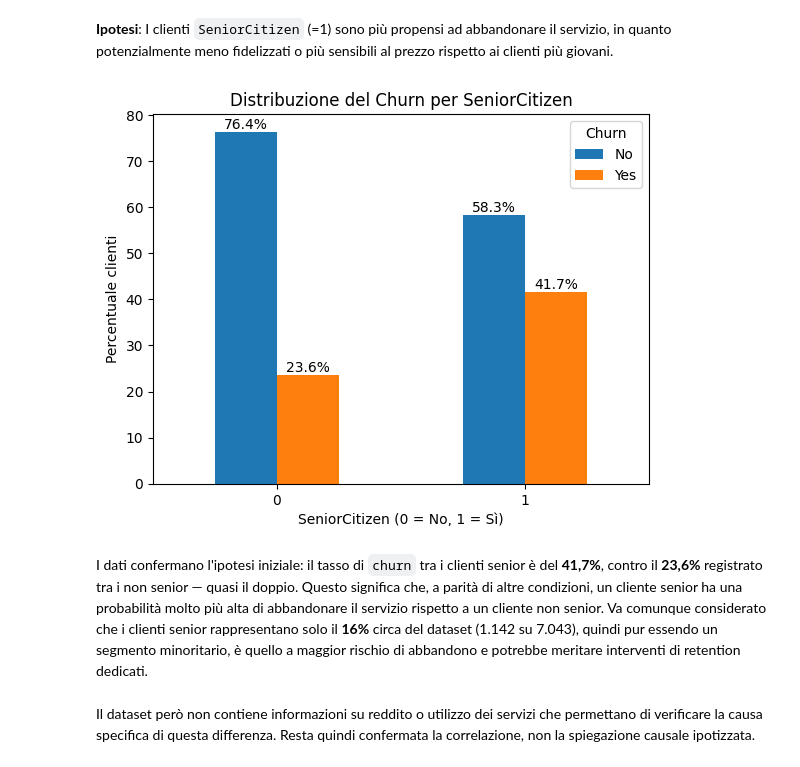
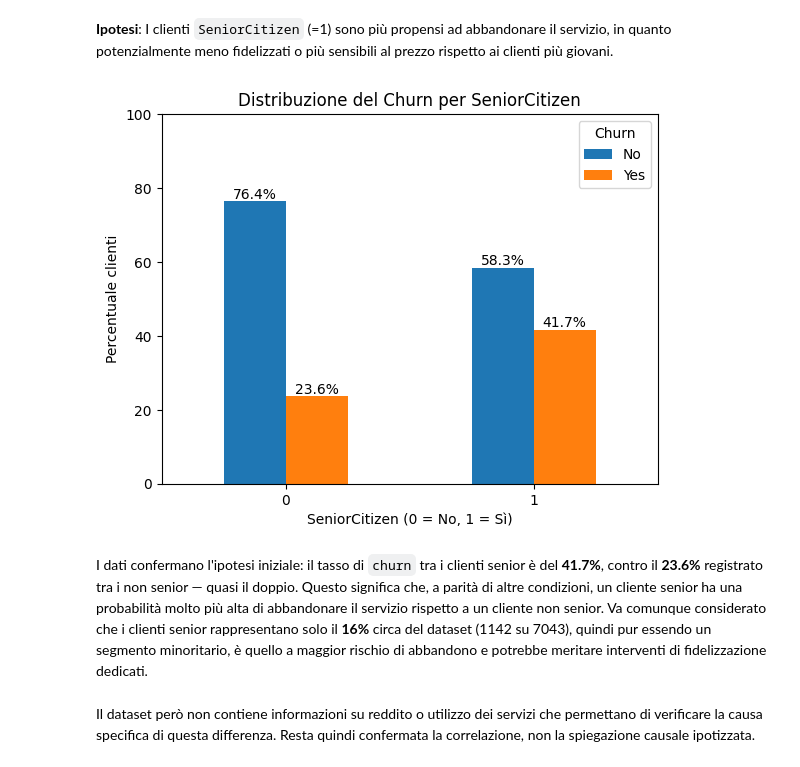
Before and after one commit to aurorap1/Progetto-Data-Science-Gruppo-8-, a Jupyter notebook: Notebook/ProgettoDataScienceGruppo_8.ipynb, the cells around one changed output. Cells and saved outputs as stored; diff of their text form; code cells hidden in the pictures.

```diff
--- a/Notebook/ProgettoDataScienceGruppo_8.ipynb
+++ b/Notebook/ProgettoDataScienceGruppo_8.ipynb
@@ -706,17 +733,19 @@ La heatmap conferma l'ipotesi e mostra la ridondanza già notata nella fase di d
 # %%
 ct = pd.crosstab(df['SeniorCitizen'], df['Churn'], normalize='index') * 100
 ax = ct.plot(kind='bar')
 plt.title('Distribuzione del Churn per SeniorCitizen')
 plt.xlabel('SeniorCitizen (0 = No, 1 = Sì)')
 plt.ylabel('Percentuale clienti')
 plt.xticks(rotation=0)
+plt.ylim(0, 100)
 for container in ax.containers:
     ax.bar_label(container, fmt='%.1f%%')
+plt.savefig('churn_per_senior.png', dpi=150, bbox_inches='tight', facecolor='white')
 plt.show()
 # %% [output]
-[figure, old version]
+[figure, new version]
 # %% [markdown]
-I dati confermano l'ipotesi iniziale: il tasso di `churn` tra i clienti senior è del **41,7%**, contro il **23,6%** registrato tra i non senior — quasi il doppio. Questo significa che, a parità di altre condizioni, un cliente senior ha una probabilità molto più alta di abbandonare il servizio rispetto a un cliente non senior. Va comunque considerato che i clienti senior rappresentano solo il **16%**  circa del dataset (1.142 su 7.043), quindi pur essendo un segmento minoritario, è quello a maggior rischio di abbandono e potrebbe meritare interventi di retention dedicati.
+I dati confermano l'ipotesi iniziale: il tasso di `churn` tra i clienti senior è del **41.7%**, contro il **23.6%** registrato tra i non senior — quasi il doppio. Questo significa che, a parità di altre condizioni, un cliente senior ha una probabilità molto più alta di abbandonare il servizio rispetto a un cliente non senior. Va comunque considerato che i clienti senior rappresentano solo il **16%**  circa del dataset (1142 su 7043), quindi pur essendo un segmento minoritario, è quello a maggior rischio di abbandono e potrebbe meritare interventi di fidelizzazione dedicati.
 # %% [markdown]
 Il dataset però non contiene informazioni su reddito o utilizzo dei servizi che permettano di verificare la causa specifica di questa differenza. Resta quindi confermata la correlazione, non la spiegazione causale ipotizzata.
 # %% [markdown]
```
Also changed, not shown: parts of 61 cells of this notebook.
